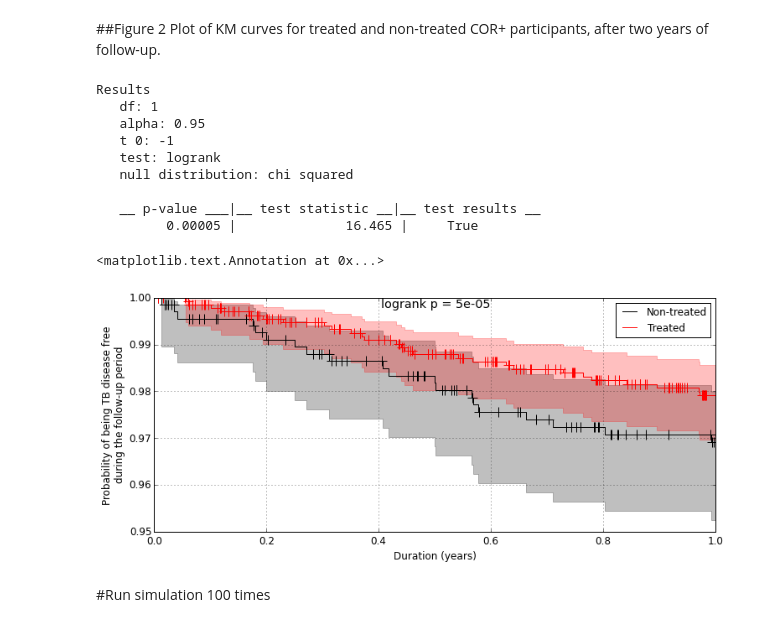
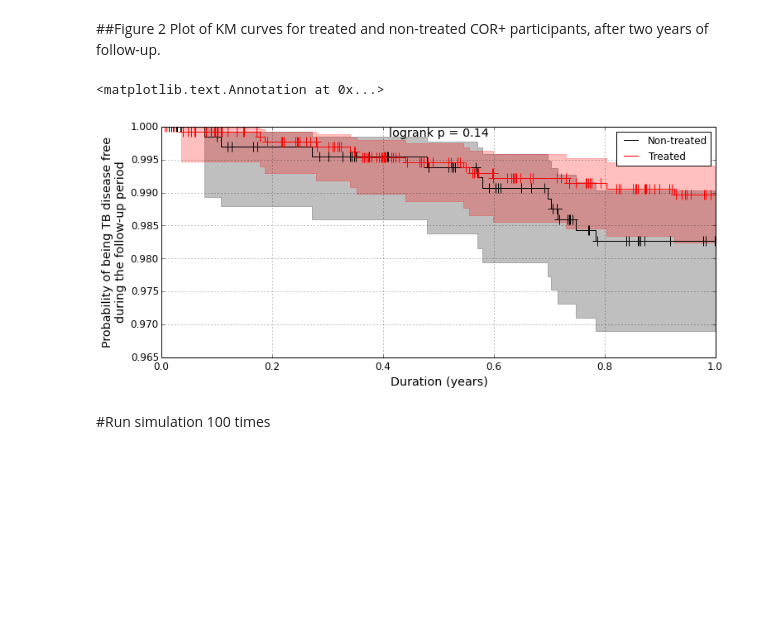
Before and after one commit to agartland/notebooks, a Jupyter notebook: TB_COR_ST.ipynb, the cells around one changed output. Saved outputs shown, nothing was run; the diff lists cells and outputs as text; code cells hidden in the pictures; blank space fills up the shorter version.

```diff
--- a/TB_COR_ST.ipynb
+++ b/TB_COR_ST.ipynb
@@ -238,28 +191,34 @@ def simulateDisease(df,followup1,followup2,params):
     """Simulate endpoints for all participants in the cohort,
     during the specified followup periods and according to params"""
 
-    """Numpy arrays for temporarily storing all generated data"""
-    disease = zeros((df.shape[0],2), dtype=int32)
-    dx = zeros((df.shape[0],2), dtype=float64)
+    """QFT parameter is not used currently"""
+    QFT = nan
 
-    """If I need an optimization, I could simulate participants in batches by their characteristics"""
-    for ptidi in df.index:
-        row = df.loc[ptidi]
-        QFT, COR, treated = row.at['QFT'],row.at['COR'],row.at['treated']
-        censored, T = endpointRV(QFT,COR,treated,params)
+    """Numpy arrays for temporarily storing all generated data."""
+    disease = nan*ones((df.shape[0],2))
+    dx = nan*zeros((df.shape[0],2))
 
-        if censored==1:
-            disease[ptidi,:] = 0
-        else:
-            disease[ptidi,0] = int(T <= followup1)
-            disease[ptidi,1] = int(T <= followup2)
+    for COR,treated in [(0,0), (1,0), (1,1)]:
+        ind = ((df.COR==COR) & (df.treated==treated) & (df.follow==1)).values
 
-        #Time is the min(followup,T), censored or not
-        dx[ptidi,0] = min(followup1,T)
-        dx[ptidi,1] = min(followup2,T)
+        censored, T = endpointRV(QFT,COR,treated,ind.sum(),params)
 
-    """Copy data into the DataFrame.
-    Performed separately for speed-up."""
+        """Some data will be censored due to lost-to-followup"""
+        disease[ind,0] = 1 - censored
+        disease[ind,1] = 1 - censored
+
+        dx[ind,0] = T
+        dx[ind,1] = T
+
+        """Additionally, right-censor dx based on length of follow-up"""
+        disease[ind & (dx[:,0] > followup1), 0] = 0
+        disease[ind & (dx[:,1] > followup2), 1] = 0
+
+        dx[ind & (dx[:,0] > followup1), 0] = followup1
+        dx[ind & (dx[:,1] > followup2), 1] = followup2
+
+
+    """Copy data into the DataFrame"""
     df['disease1'] = disease[:,0]
     df['disease2'] = disease[:,1]
     df['dx1'] = dx[:,0]
@@ -393,35 +343,27 @@ Plot of KM curves for treated and non-treated COR+ participants, after two years
 # %%
 """After the second year, compare the TB rates in COR+ treated vs. non-treated"""
 kmf = KaplanMeierFitter()
 
 figure(figsize=(12,5))
 ax = subplot(111)
 
 for tmti,tmt in enumerate(['Non-treated','Treated']):
     ind = (df.COR==1) & (df.treated==tmti)
     kmf.fit(durations = df.dx1[ind], event_observed = df.disease1[ind],label=tmt)
     kmf.plot(ax=ax, show_censors=True)
 ylabel('Probability of being TB disease free\nduring the follow-up period')
 xlabel('Duration (years)')
 
 summary, pvalue, test_results = logrank_test(df.dx2[(df.COR==1) & (df.treated==0)],
                                              df.dx2[(df.COR==1) & (df.treated==1)],
                                              df.disease2[(df.COR==1) & (df.treated==0)],
-                                             df.disease2[(df.COR==1) & (df.treated==1)])
+                                             df.disease2[(df.COR==1) & (df.treated==1)],
+                                             suppress_print = True)
 
 annotate(xy = (0.5,1), s='logrank p = %1.2g' % pvalue, xycoords = 'axes fraction',size ='x-large', ha = 'center',va='top')
 # %% [output]
-Results
-   df: 1
-   alpha: 0.95
-   t 0: -1
-   test: logrank
-   null distribution: chi squared
-
-   __ p-value ___|__ test statistic __|__ test results __
-         0.00005 |              16.465 |     True
+<matplotlib.text.Annotation at 0x...>
-<matplotlib.text.Annotation at 0x...>
-[figure, old version]
+[figure, new version]
 # %% [markdown]
 #Run simulation 100 times
 # %%
```
Also changed, not shown: parts of 14 cells of this notebook.
